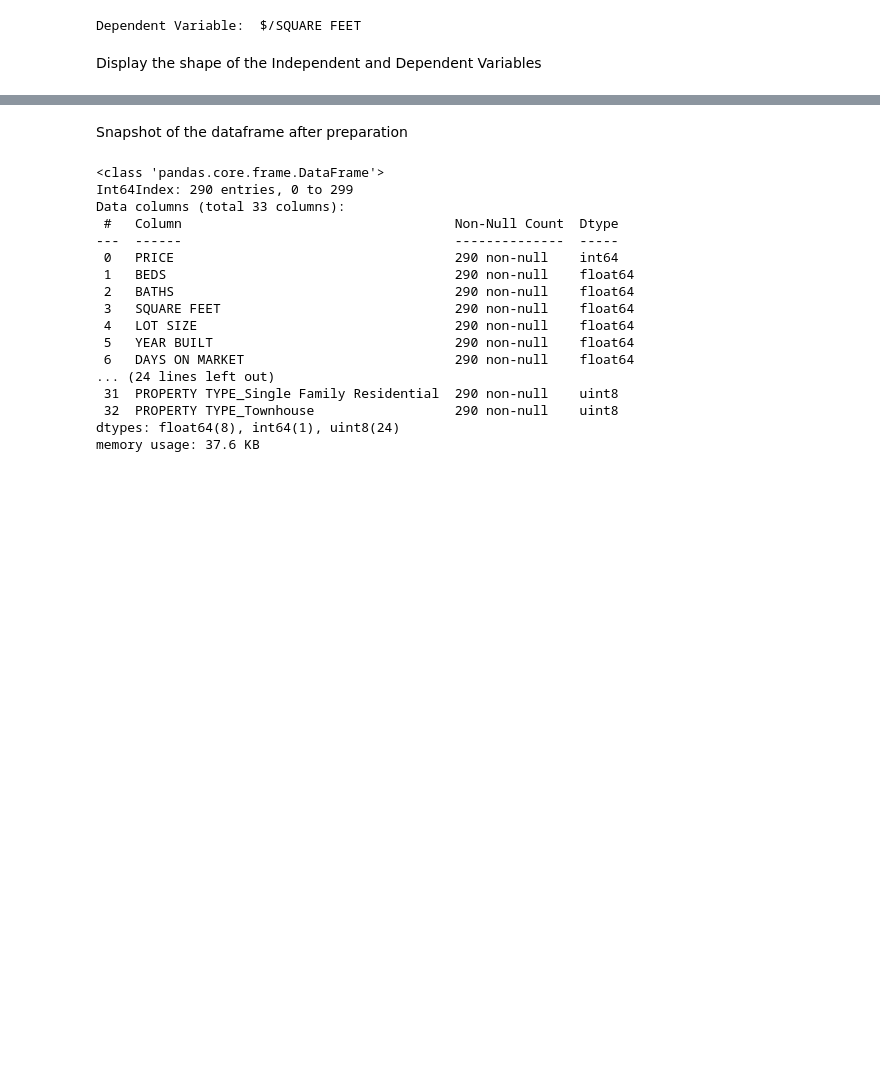
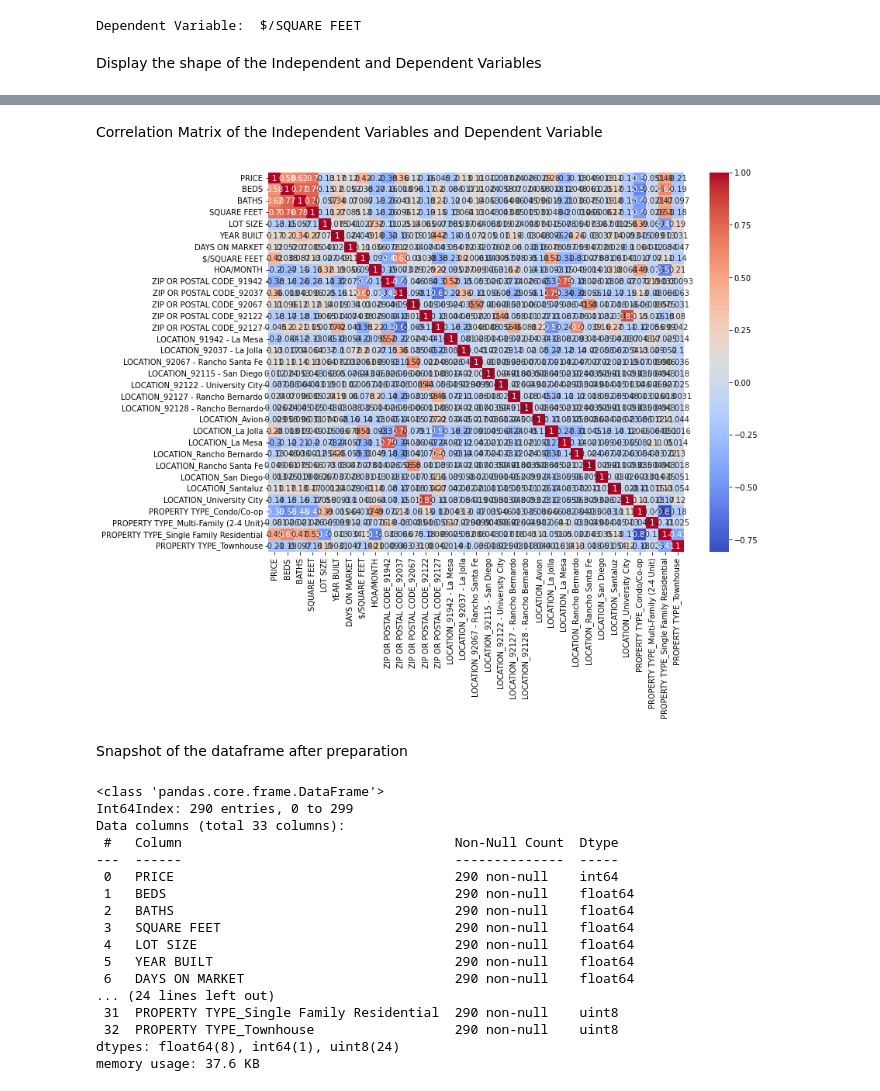
Before and after one commit to tmcgirr/Regression-Model-AAI-500-Project, a Jupyter notebook: Multiple_Linear_Model.ipynb, the cells around one changed output, grey strips where cells are left out. Cells and saved outputs as stored; diff of their text form; code cells hidden in the pictures; blank space fills up the shorter version.

Commit message:
Update Model

```diff
--- a/Multiple_Linear_Model.ipynb
+++ b/Multiple_Linear_Model.ipynb
@@ -288,3 +270,14 @@ Shape of y:  (290,)
+# %% [markdown]
+Correlation Matrix of the Independent Variables and Dependent Variable
+# %%
+# Correlation between the independent variables and the dependent variable
+corrmat = df_model.corr()
+corrmat = df_model.corr(method='kendall') # Kendall Correlation
+plt.figure(figsize=(12,9))
+sns.heatmap(corrmat, annot=True, cmap='coolwarm')
+plt.show()
+# %% [output]
+[figure, added]
 # %% [markdown]
 Snapshot of the dataframe after preparation
 # %%
```
Also changed, not shown: parts of 25 cells of this notebook.
